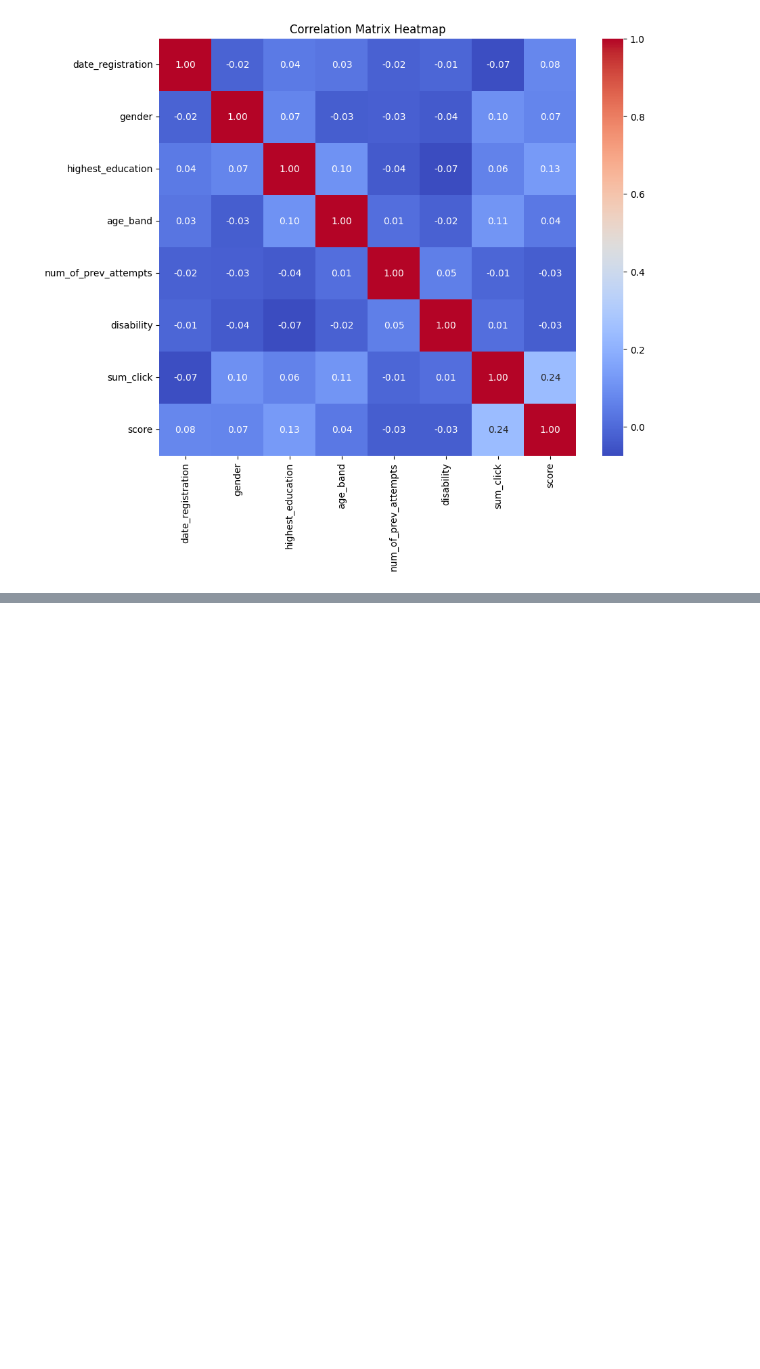
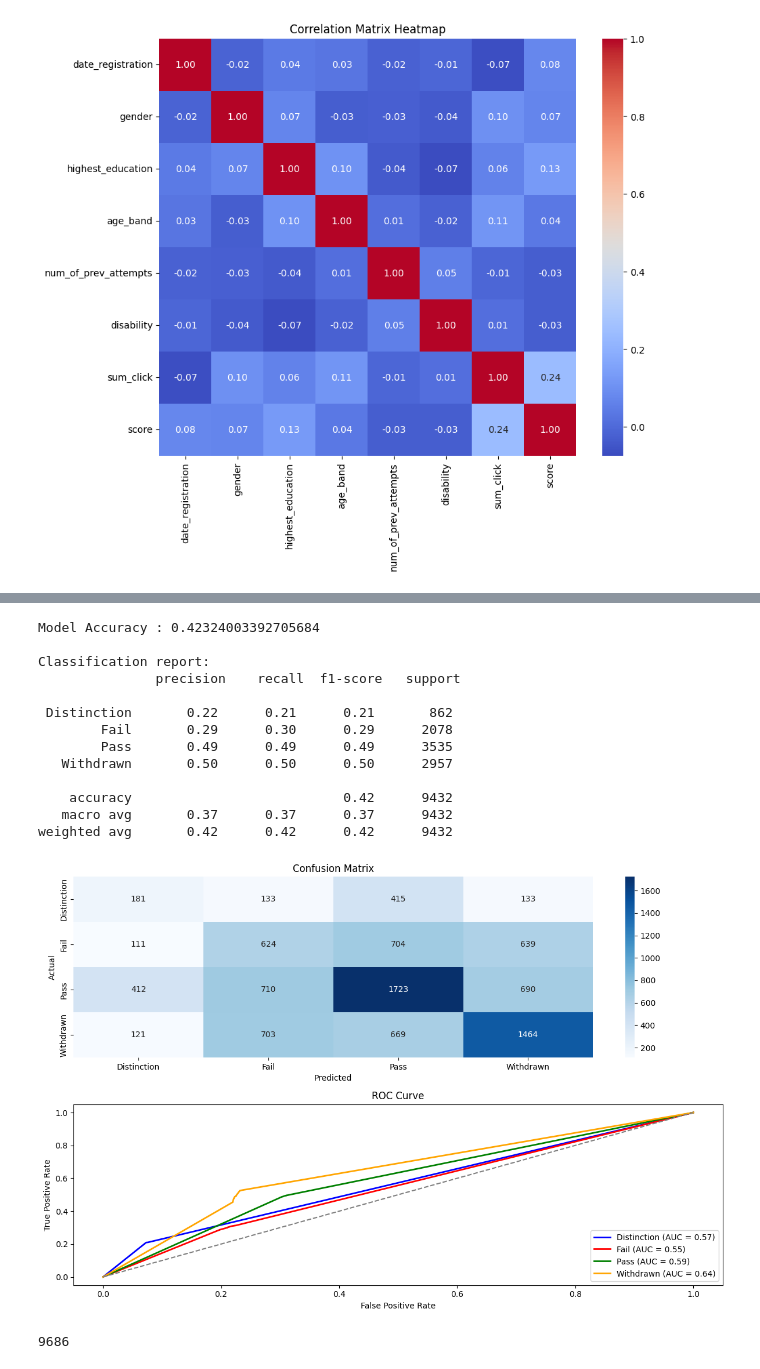
Before and after one commit to IvorLipic/uzop-projekt-treci-dio, a Jupyter notebook: projekt-treci-dio.ipynb, the cells around one changed output, grey strips where cells are left out. Cells and saved outputs as stored; diff of their text form; code cells hidden in the pictures; blank space fills up the shorter version.

```diff
--- a/projekt-treci-dio.ipynb
+++ b/projekt-treci-dio.ipynb
@@ -569,0 +581,19 @@ weighted avg       0.48      0.49      0.47      9432
+# %%
+doDecisionTree(X_train, X_test, y_train, y_test)
+gc.collect()
+# %% [output]
+Model Accuracy : 0.42324003392705684
+
+Classification report:
+               precision    recall  f1-score   support
+
+ Distinction       0.22      0.21      0.21       862
+        Fail       0.29      0.30      0.29      2078
+        Pass       0.49      0.49      0.49      3535
+   Withdrawn       0.50      0.50      0.50      2957
+
+    accuracy                           0.42      9432
+   macro avg       0.37      0.37      0.37      9432
+weighted avg       0.42      0.42      0.42      9432
+[figure, added]
+9686
```
Also changed, not shown: parts of 30 cells of this notebook, 1 other file.
